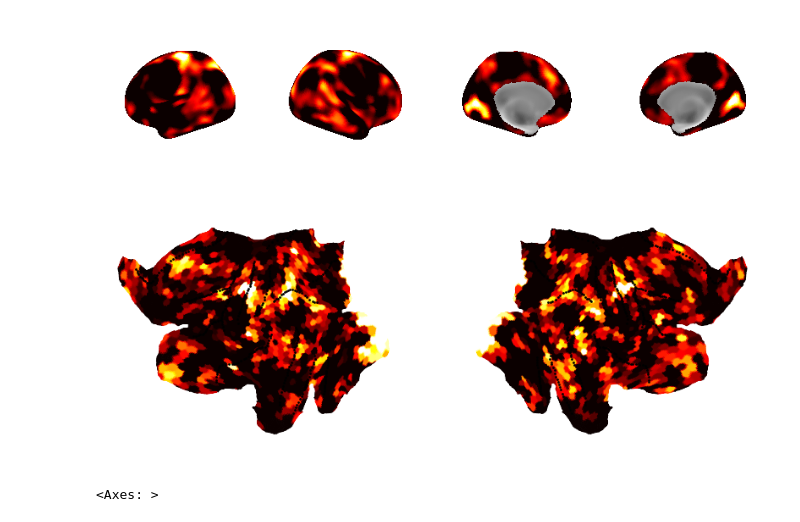
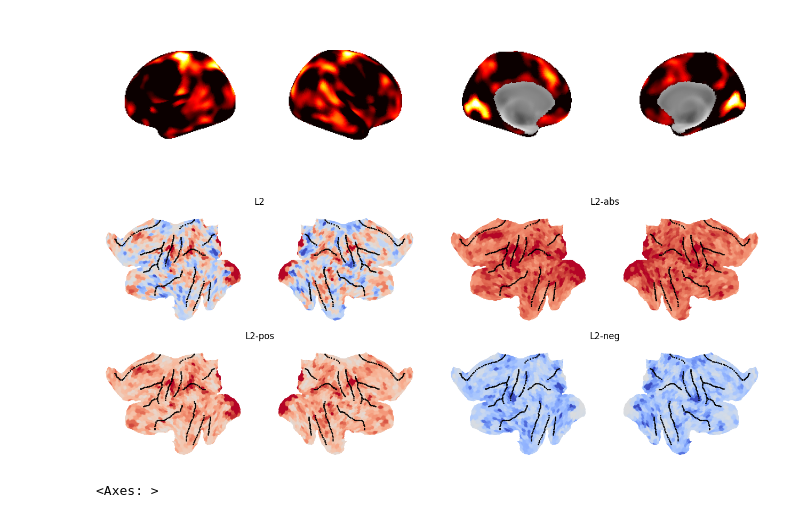
Before and after one commit to DiedrichsenLab/cortico_cereb_connectivity, a Jupyter notebook: notebooks/5. Model_description/connectivity_weights_L2reg.ipynb, the cells around one changed output. Drawn from its saved outputs; the diff is of its cells as text; code cells hidden in the pictures.

```diff
--- a/notebooks/5. Model_description/connectivity_weights_L2reg.ipynb
+++ b/notebooks/5. Model_description/connectivity_weights_L2reg.ipynb
@@ -51,13 +51,30 @@ cs.plot_cortical_inflated(data=data,axes=axes, cscale=csc)
 # %% [output]
 pixdim[1,2,3] should be non-zero; setting 0 dims to 1
 [figure]
-# %%
-cifti_img = nb.load(gl.conn_dir + f'/maps/{traindata}_{cortex_roi}_{method}_{stats}.pscalar.nii')
-data = nt.surf_from_cifti(cifti_img)
-fig, axes = plt.subplots(1, 2, figsize=(10, 4))
-cs.plot_cortical_flatmap(data=data,axes = axes, cscale=csc, cmap='hot')
-# %% [output]
-[figure, removed]
+# %%
+file_type = 'pscalar'
+cifti_list = []
+names = ['L2', 'L2-abs', 'L2-pos', 'L2-neg']
+cifti_list.append(nb.load(gl.conn_dir + f'/maps/{traindata}_{cortex_roi}_{method}_{stats}.{file_type}.nii'))
+cifti_list.append(nb.load(gl.conn_dir + f'/maps/{traindata}_{cortex_roi}_{method}_abs-{stats}.{file_type}.nii'))
+cifti_list.append(nb.load(gl.conn_dir + f'/maps/{traindata}_{cortex_roi}_{method}_pos-{stats}.{file_type}.nii'))
+cifti_list.append(nb.load(gl.conn_dir + f'/maps/{traindata}_{cortex_roi}_{method}_neg-{stats}.{file_type}.nii'))
+
+fig, axes = plt.subplots(2, 4, figsize=(16, 6))
+axes_flat = axes.flatten()
+for i, (cifti_img, name) in enumerate(zip(cifti_list, names)):
+    data = nt.surf_from_cifti(cifti_img)
+    sub_axes = axes_flat[i*2:(i+1)*2]
+    cs.plot_cortical_flatmap(data=data, axes=sub_axes, cscale=[-0.00005, 0.00005], cmap='coolwarm')
+
+    # Center title between the two axes
+    pos1 = axes_flat[i*2].get_position()
+    pos2 = axes_flat[i*2 + 1].get_position()
+    x_center = (pos1.x0 + pos2.x1) / 2
+    y_top = max(pos1.y1, pos2.y1)
+    fig.text(x_center, y_top + 0.02, name, ha='center', va='bottom', fontsize=12)
+# %% [output]
+[figure, added]
 # %%
 nifti_img = cs.stats_weight_map_cerebellum(traindata = traindata,
                             cortex_roi = cortex_roi,
```
Also changed, not shown: parts of 1 cell of this notebook, 1 other file.
